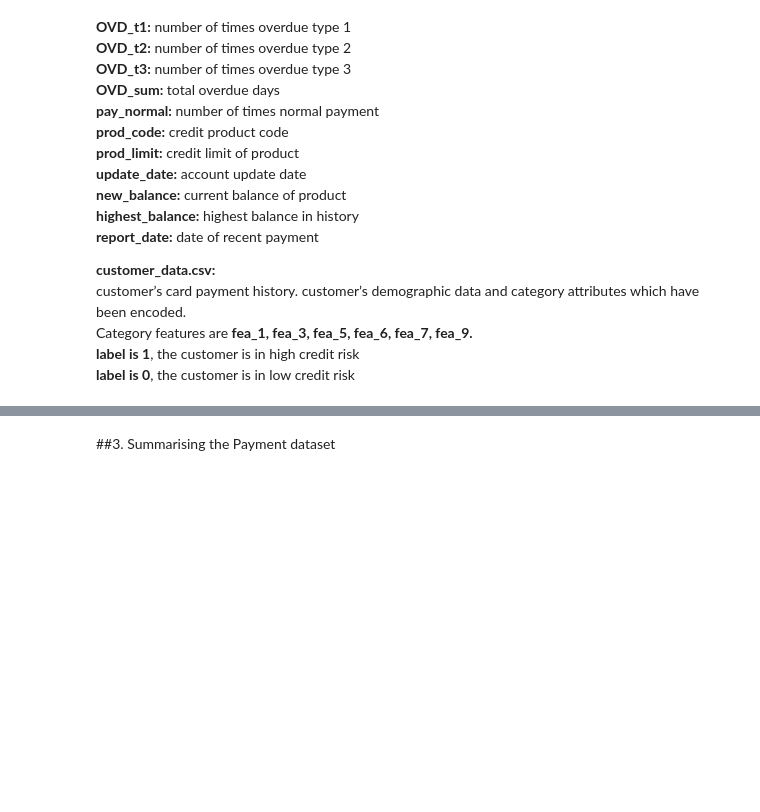
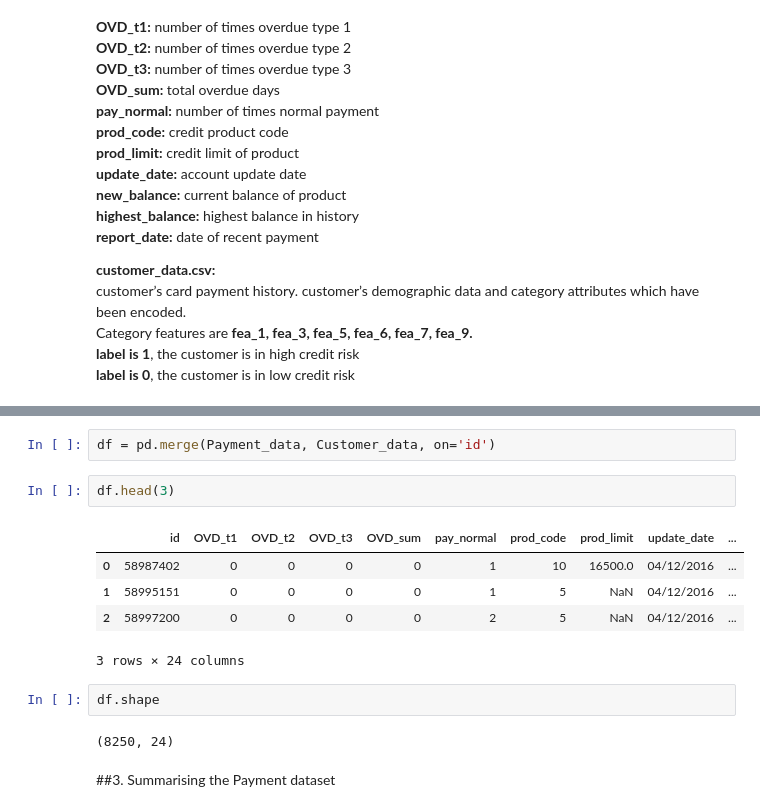
Before and after one commit to KS6Git/Python_EDA_Raja, a Jupyter notebook: Random_Forest_Assignment.ipynb, the cells around one changed output, grey strips where cells are left out. Saved outputs shown, nothing was run; the diff lists cells and outputs as text; blank space fills up the shorter version.

```diff
--- a/Random_Forest_Assignment.ipynb
+++ b/Random_Forest_Assignment.ipynb
@@ -64,2 +79,16 @@ Payment_data
+# %%
+df = pd.merge(Payment_data, Customer_data, on='id')
+# %%
+df.head(3)
+# %% [output]
+|  | id | OVD_t1 | OVD_t2 | OVD_t3 | OVD_sum | pay_normal | prod_code | prod_limit | update_date | ... |
+| 0 | 58987402 | 0 | 0 | 0 | 0 | 1 | 10 | 16500.0 | 04/12/2016 | ... |
+| 1 | 58995151 | 0 | 0 | 0 | 0 | 1 | 5 | NaN | 04/12/2016 | ... |
+| 2 | 58997200 | 0 | 0 | 0 | 0 | 2 | 5 | NaN | 04/12/2016 | ... |
+3 rows × 24 columns
+# %%
+df.shape
+# %% [output]
+(8250, 24)
 # %% [markdown]
 ##3. Summarising the Payment dataset
```
Also changed, not shown: parts of 70 cells of this notebook.
